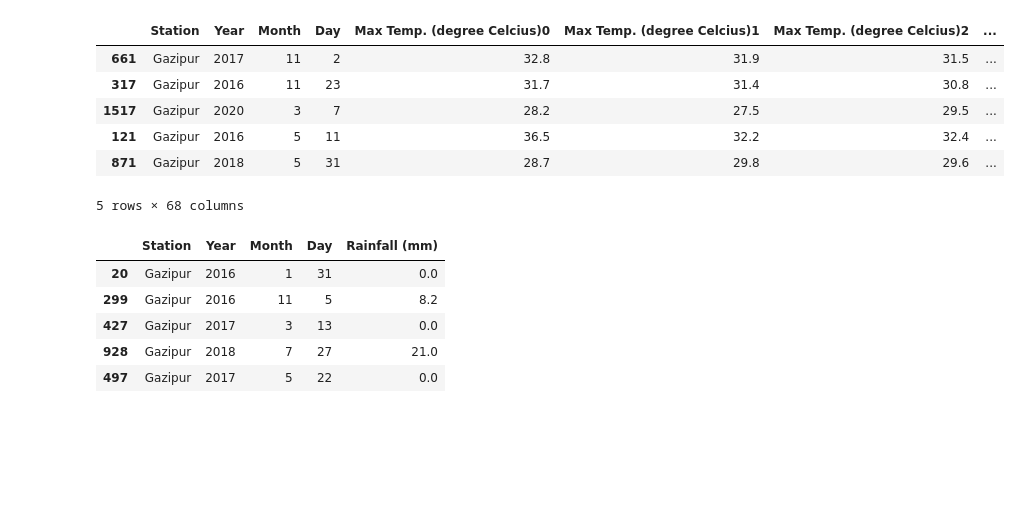
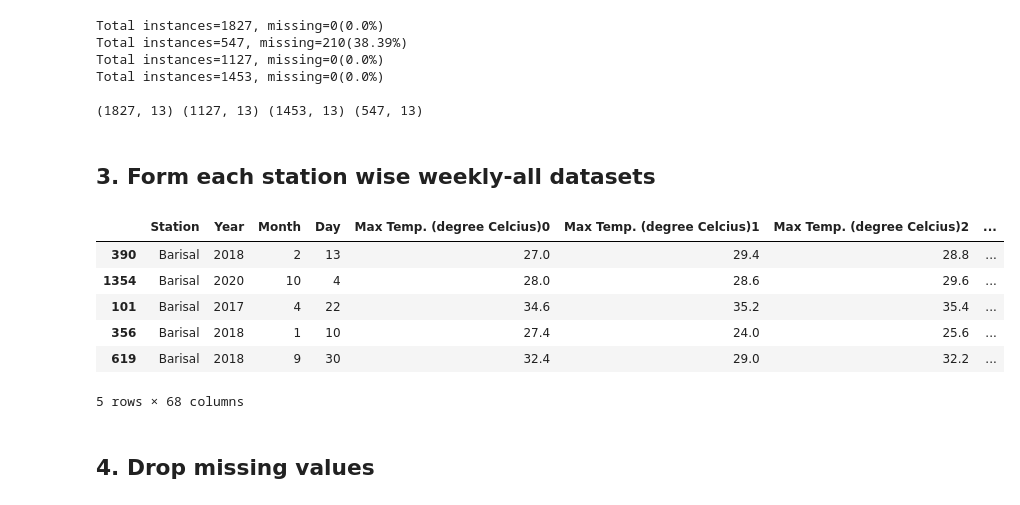
Before and after one commit to RifatIslamOmio/Weather-WaterLevel-Prediction-ML, a Jupyter notebook: Notebooks/brri-dataset/brri-dataset_pre-process_weekly-all.ipynb, the cells around one changed output. Cells and saved outputs as stored; diff of their text form; code cells hidden in the pictures; blank space fills up the shorter version.

```diff
--- a/Notebooks/brri-dataset/brri-dataset_pre-process_weekly-all.ipynb
+++ b/Notebooks/brri-dataset/brri-dataset_pre-process_weekly-all.ipynb
@@ -27,0 +42,5 @@ df.sample(5)
+# %%
+barisal_df = pd.read_csv(os.path.join('..', '..', 'Datasets', 'brri-datasets', 'barisal_2017-2020', 'barisal.csv'),
+                     na_values=missing_values)
+
+barisal_df.sample(5)
@@ -28,3 +108,28 @@ df.sample(5)
+# %%
+gazipur_preProcessed_df = pre_process(gazipur_df)
+# gazipur_df.sample(5)
+habiganj_preProcessed_df = pre_process(habiganj_df)
+barisal_preProcessed_df = pre_process(barisal_df)
+rangpur_preProcessed_df = pre_process(rangpur_df)
+# %%
+show_missing_data(gazipur_preProcessed_df)
+show_missing_data(habiganj_preProcessed_df)
+show_missing_data(rangpur_preProcessed_df)
+show_missing_data(barisal_preProcessed_df)
+
+print()
+
+print(gazipur_preProcessed_df.shape, rangpur_preProcessed_df.shape,
+      barisal_preProcessed_df.shape, habiganj_preProcessed_df.shape)
+# %% [output]
+Total instances=1827, missing=0(0.0%)
+Total instances=547, missing=210(38.39%)
+Total instances=1127, missing=0(0.0%)
+Total instances=1453, missing=0(0.0%)
+
+(1827, 13) (1127, 13) (1453, 13) (547, 13)
+# %% [markdown]
+## 3. Form each station wise weekly-all datasets
 # %%
 def get_weekly_df(_df, num_all_days=7, num_days_before=3):
     '''
@@ -32,7 +137,7 @@ def get_weekly_df(_df, num_all_days=7, num_days_before=3):
     returns dataframe with station, month, day and rainfall columns unchanged
         and other features of 'num_all_days' starting from 'num_days_before' ago
 
-    example: num_avg_days=7, num_days_before=3
+    example: num_all_days=7, num_days_before=3
         then rows for January 11 will have rainfall, year, month and day data of Jan 11
             and other columns will be from Jan 1 to 7
     '''
@@ -87,19 +190,17 @@ new_df = get_weekly_df(df)
+# %%
+gazipur_preProcessed_df = get_weekly_df(gazipur_preProcessed_df)
+rangpur_preProcessed_df = get_weekly_df(rangpur_preProcessed_df)
+barisal_preProcessed_df = get_weekly_df(barisal_preProcessed_df)
+habiganj_preProcessed_df = get_weekly_df(habiganj_preProcessed_df)
 # %%
-new_df.sample(5)
+barisal_preProcessed_df.sample(5)
 # %% [output]
 |  | Station | Year | Month | Day | Max Temp. (degree Celcius)0 | Max Temp. (degree Celcius)1 | Max Temp. (degree Celcius)2 | ... |
-| 661 | Gazipur | 2017 | 11 | 2 | 32.8 | 31.9 | 31.5 | ... |
-| 317 | Gazipur | 2016 | 11 | 23 | 31.7 | 31.4 | 30.8 | ... |
-| 1517 | Gazipur | 2020 | 3 | 7 | 28.2 | 27.5 | 29.5 | ... |
-| 121 | Gazipur | 2016 | 5 | 11 | 36.5 | 32.2 | 32.4 | ... |
-| 871 | Gazipur | 2018 | 5 | 31 | 28.7 | 29.8 | 29.6 | ... |
+| 390 | Barisal | 2018 | 2 | 13 | 27.0 | 29.4 | 28.8 | ... |
+| 1354 | Barisal | 2020 | 10 | 4 | 28.0 | 28.6 | 29.6 | ... |
+| 101 | Barisal | 2017 | 4 | 22 | 34.6 | 35.2 | 35.4 | ... |
+| 356 | Barisal | 2018 | 1 | 10 | 27.4 | 24.0 | 25.6 | ... |
+| 619 | Barisal | 2018 | 9 | 30 | 32.4 | 29.0 | 32.2 | ... |
 5 rows × 68 columns
-# %%
-new_df[['Station', 'Year', 'Month', 'Day', 'Rainfall (mm)']].sample(5)
-# %% [output]
-|  | Station | Year | Month | Day | Rainfall (mm) |
-| 20 | Gazipur | 2016 | 1 | 31 | 0.0 |
-| 299 | Gazipur | 2016 | 11 | 5 | 8.2 |
-| 427 | Gazipur | 2017 | 3 | 13 | 0.0 |
-| 928 | Gazipur | 2018 | 7 | 27 | 21.0 |
-| 497 | Gazipur | 2017 | 5 | 22 | 0.0 |
+# %% [markdown]
+## 4. Drop missing values
```
Also changed, not shown: parts of 24 cells of this notebook, 3 other files.
